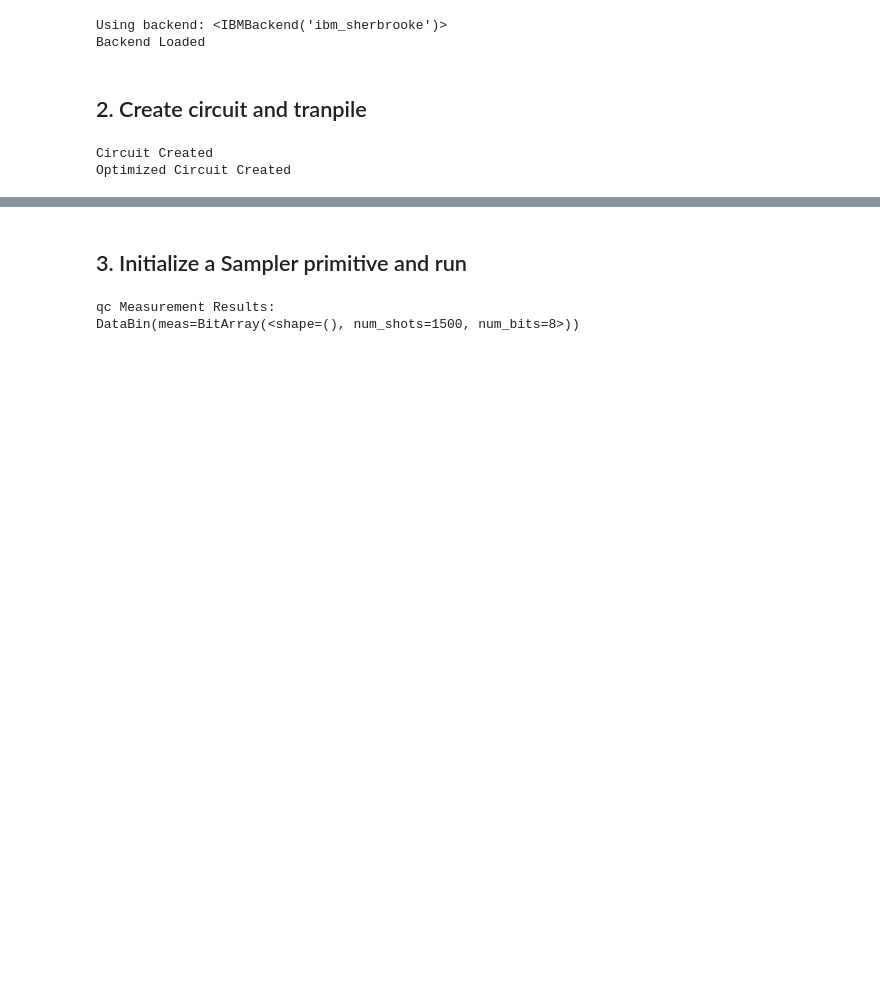
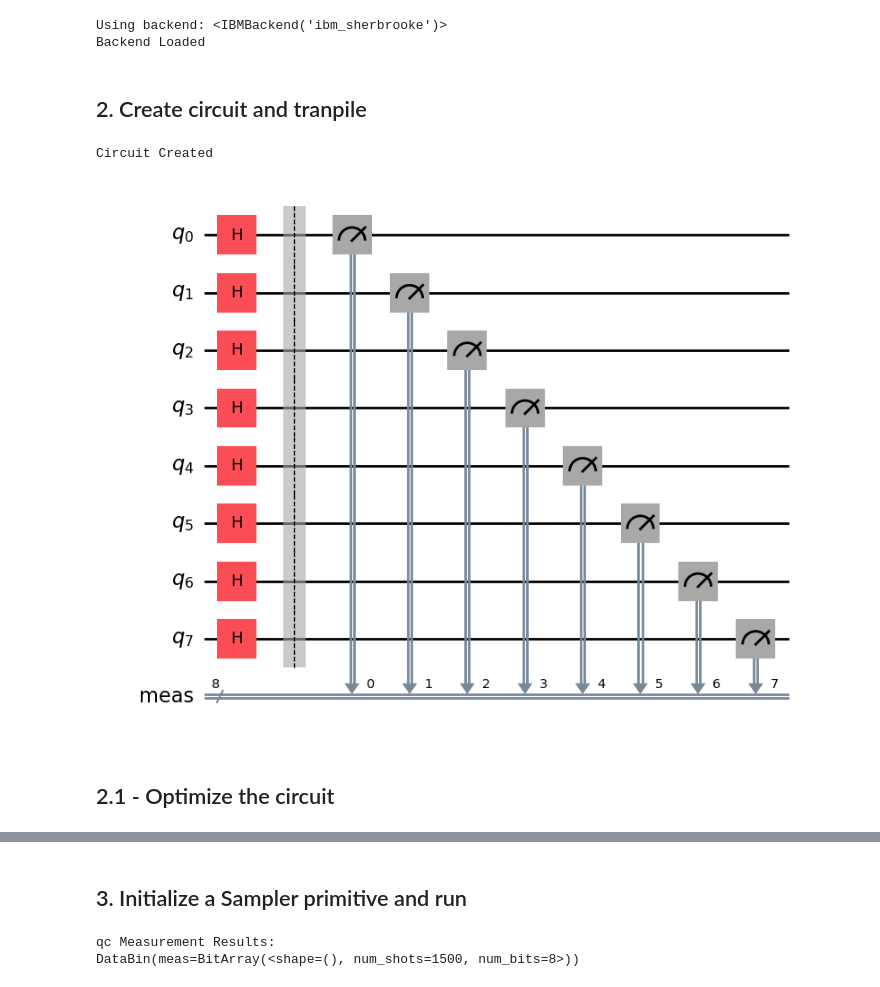
Before and after one commit to ptcesq/Quantum_IBM, a Jupyter notebook: learning/notebooks_learning/002_simple_random_ints_QPU.ipynb, the cells around one changed output, grey strips where cells are left out. Cells and saved outputs as stored; diff of their text form; code cells hidden in the pictures; blank space fills up the shorter version.

```diff
--- a/learning/notebooks_learning/002_simple_random_ints_QPU.ipynb
+++ b/learning/notebooks_learning/002_simple_random_ints_QPU.ipynb
@@ -30,24 +30,17 @@ Backend Loaded
 # %%
 from qiskit import QuantumCircuit, transpile
 
 # create a Bell circuit
 qc = QuantumCircuit(n_qubits)
 for i in range(n_qubits):
     qc.h(i)
 
 qc.measure_all()
 
 print("Circuit Created")
-qc.draw()
-
-# transpile the circuit
-transpiled_circuit = transpile(qc, backend=backend)
-
-print("Optimized Circuit Created")
-transpiled_circuit.draw('mpl')
-
-#construct  pub
-pub_qc_measurement = (transpiled_circuit)
+qc.draw('mpl')
 # %% [output]
 Circuit Created
-Optimized Circuit Created
+[figure, added]
+# %% [markdown]
+## 2.1 - Optimize the circuit
```
Also changed, not shown: parts of 4 cells of this notebook, 1 other file.
